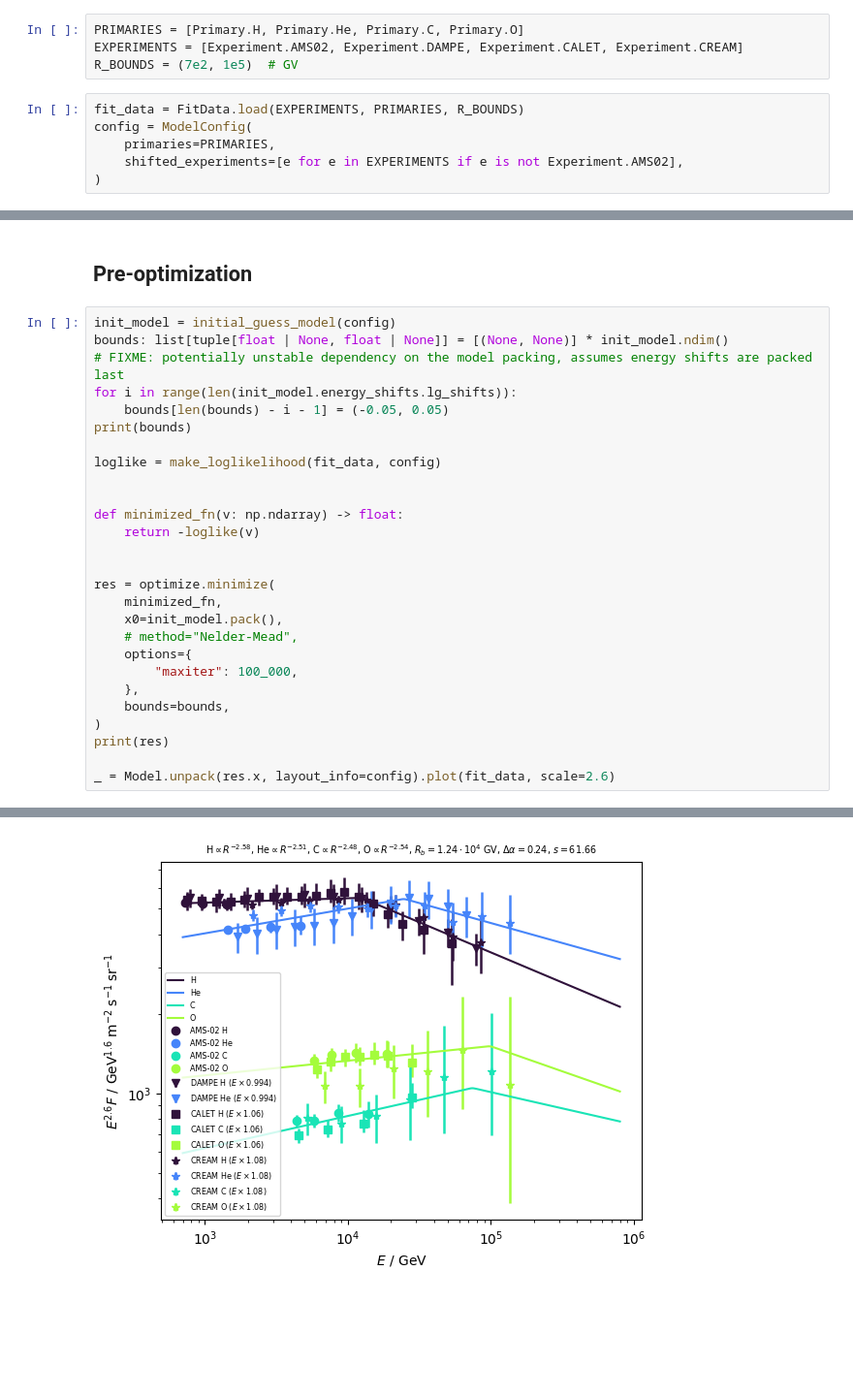
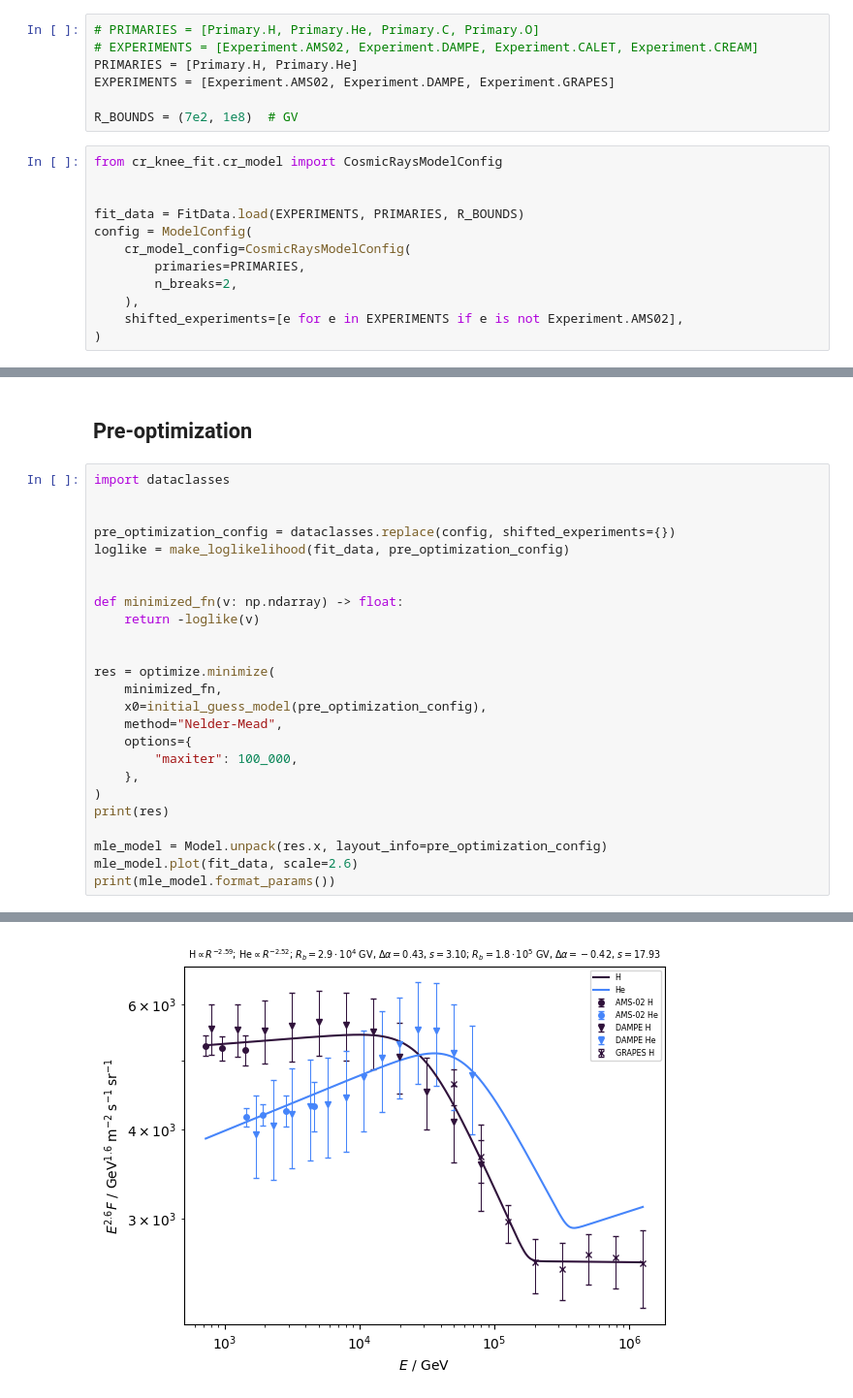
Before and after one commit to nj-vs-vh/EVA, a Jupyter notebook: bayesian.ipynb, the cells around one changed output, grey strips where cells are left out. Shown at 97% size. Cells and saved outputs as stored; diff of their text form; blank space fills up the shorter version.

```diff
--- a/bayesian.ipynb
+++ b/bayesian.ipynb
@@ -16,10 +17,19 @@ from cr_knee_fit.types_ import Experiment, FitData, Primary
 # %%
-PRIMARIES = [Primary.H, Primary.He, Primary.C, Primary.O]
-EXPERIMENTS = [Experiment.AMS02, Experiment.DAMPE, Experiment.CALET, Experiment.CREAM]
-R_BOUNDS = (7e2, 1e5)  # GV
+# PRIMARIES = [Primary.H, Primary.He, Primary.C, Primary.O]
+# EXPERIMENTS = [Experiment.AMS02, Experiment.DAMPE, Experiment.CALET, Experiment.CREAM]
+PRIMARIES = [Primary.H, Primary.He]
+EXPERIMENTS = [Experiment.AMS02, Experiment.DAMPE, Experiment.GRAPES]
+
+R_BOUNDS = (7e2, 1e8)  # GV
 # %%
+from cr_knee_fit.cr_model import CosmicRaysModelConfig
+
+
 fit_data = FitData.load(EXPERIMENTS, PRIMARIES, R_BOUNDS)
 config = ModelConfig(
-    primaries=PRIMARIES,
+    cr_model_config=CosmicRaysModelConfig(
+        primaries=PRIMARIES,
+        n_breaks=2,
+    ),
     shifted_experiments=[e for e in EXPERIMENTS if e is not Experiment.AMS02],
 )
@@ -38,14 +65,11 @@ ax.set_yscale("log")
 # %% [markdown]
 ## Pre-optimization
 # %%
-init_model = initial_guess_model(config)
-bounds: list[tuple[float | None, float | None]] = [(None, None)] * init_model.ndim()
-# FIXME: potentially unstable dependency on the model packing, assumes energy shifts are packed last
-for i in range(len(init_model.energy_shifts.lg_shifts)):
-    bounds[len(bounds) - i - 1] = (-0.05, 0.05)
-print(bounds)
+import dataclasses
 
-loglike = make_loglikelihood(fit_data, config)
+
+pre_optimization_config = dataclasses.replace(config, shifted_experiments={})
+loglike = make_loglikelihood(fit_data, pre_optimization_config)
 
 
 def minimized_fn(v: np.ndarray) -> float:
@@ -54,14 +78,15 @@ def minimized_fn(v: np.ndarray) -> float:
 
 res = optimize.minimize(
     minimized_fn,
-    x0=init_model.pack(),
-    # method="Nelder-Mead",
+    x0=initial_guess_model(pre_optimization_config),
+    method="Nelder-Mead",
     options={
         "maxiter": 100_000,
     },
-    bounds=bounds,
 )
 print(res)
 
-_ = Model.unpack(res.x, layout_info=config).plot(fit_data, scale=2.6)
+mle_model = Model.unpack(res.x, layout_info=pre_optimization_config)
+mle_model.plot(fit_data, scale=2.6)
+print(mle_model.format_params())
 # %% [output]
@@ -79 +110 @@ _ = Model.unpack(res.x, layout_info=config).plot(fit_data, scale=2.6)
-[figure, old version]
+[figure, new version]
```
Also changed, not shown: parts of 8 cells of this notebook, 9 other files.
